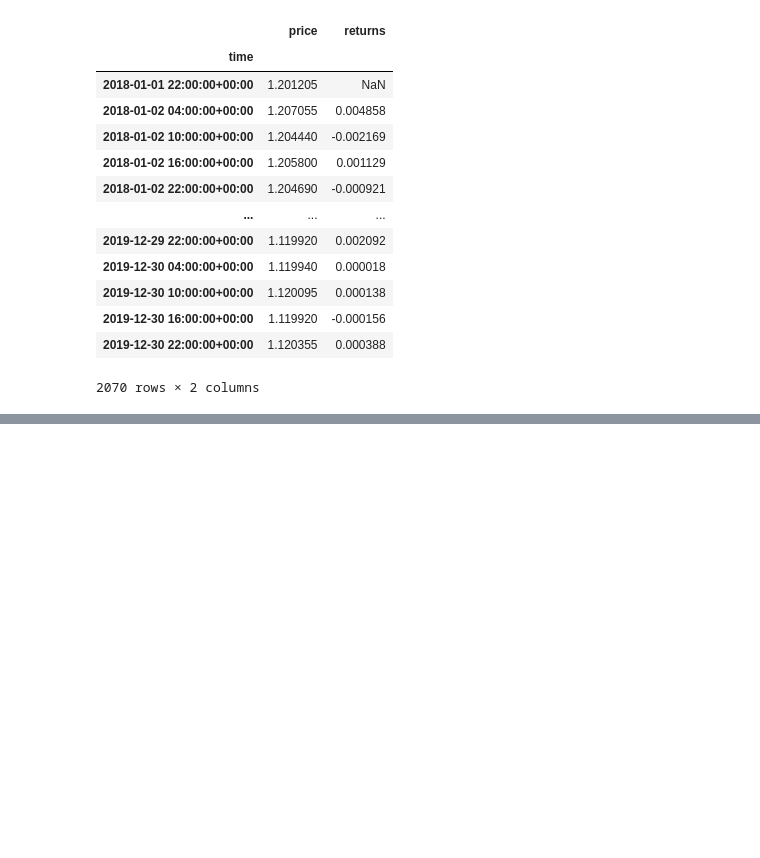
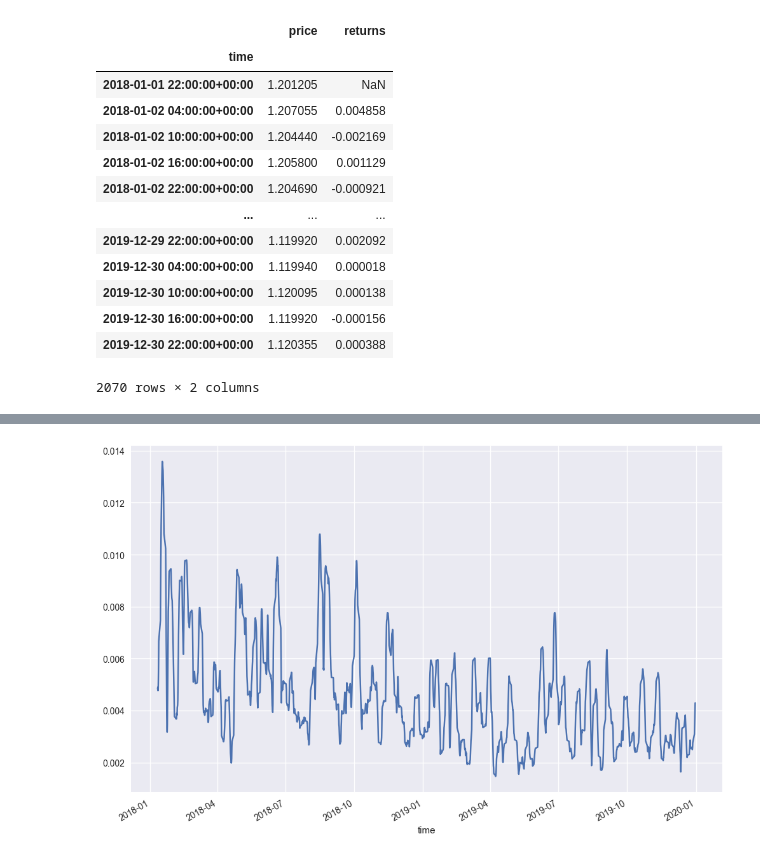
Before and after one commit to AvirukthGT/AlgoTrading, a Jupyter notebook: BollingerBands/BollingerBands.ipynb, the cells around one changed output, grey strips where cells are left out. Saved outputs shown, nothing was run; the diff lists cells and outputs as text; code cells hidden in the pictures; blank space fills up the shorter version.

```diff
--- a/BollingerBands/BollingerBands.ipynb
+++ b/BollingerBands/BollingerBands.ipynb
@@ -51,0 +89,5 @@ data
+# %%
+data["price"].rolling(SMA).std().plot(figsize = (12, 8 ))
+plt.show()
+# %% [output]
+[figure, added]
```
Also changed, not shown: parts of 12 cells of this notebook.
